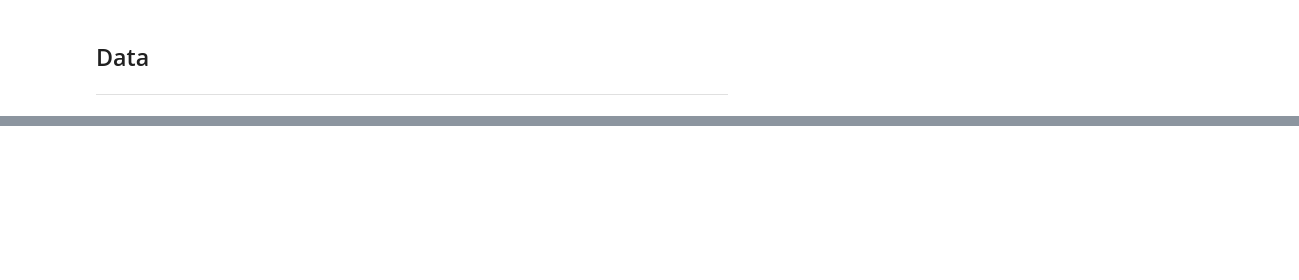
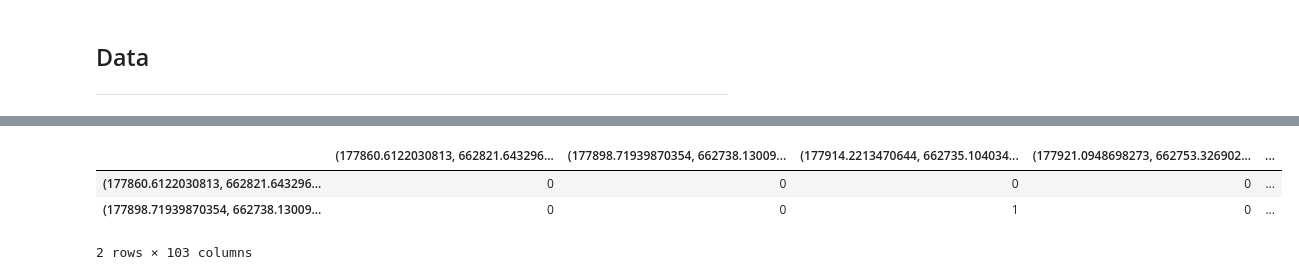
Before and after one commit to harryodell/Synthetic_Cities, a Jupyter notebook: OSM_network_ofer_data.ipynb, the cells around one changed output, grey strips where cells are left out. Drawn from its saved outputs; the diff is of its cells as text; code cells hidden in the pictures; blank space fills up the shorter version.

```diff
--- a/OSM_network_ofer_data.ipynb
+++ b/OSM_network_ofer_data.ipynb
@@ -74,0 +91,7 @@ dict_keys(['polygon1.shp', 'polygon2.shp', 'polygon_all.shp', 'polygon_merged_2.
+# %%
+dicty['StreetNetwork'][1][2].head(2)
+# %% [output]
+|  | (177860.6122030813, 662821.643296... | (177898.71939870354, 662738.13009... | (177914.2213470644, 662735.104034... | (177921.0948698273, 662753.326902... | ... |
+| (177860.6122030813, 662821.643296... | 0 | 0 | 0 | 0 | ... |
+| (177898.71939870354, 662738.13009... | 0 | 0 | 1 | 0 | ... |
+2 rows × 103 columns
```
Also changed, not shown: parts of 11 cells of this notebook, 13 other files.
